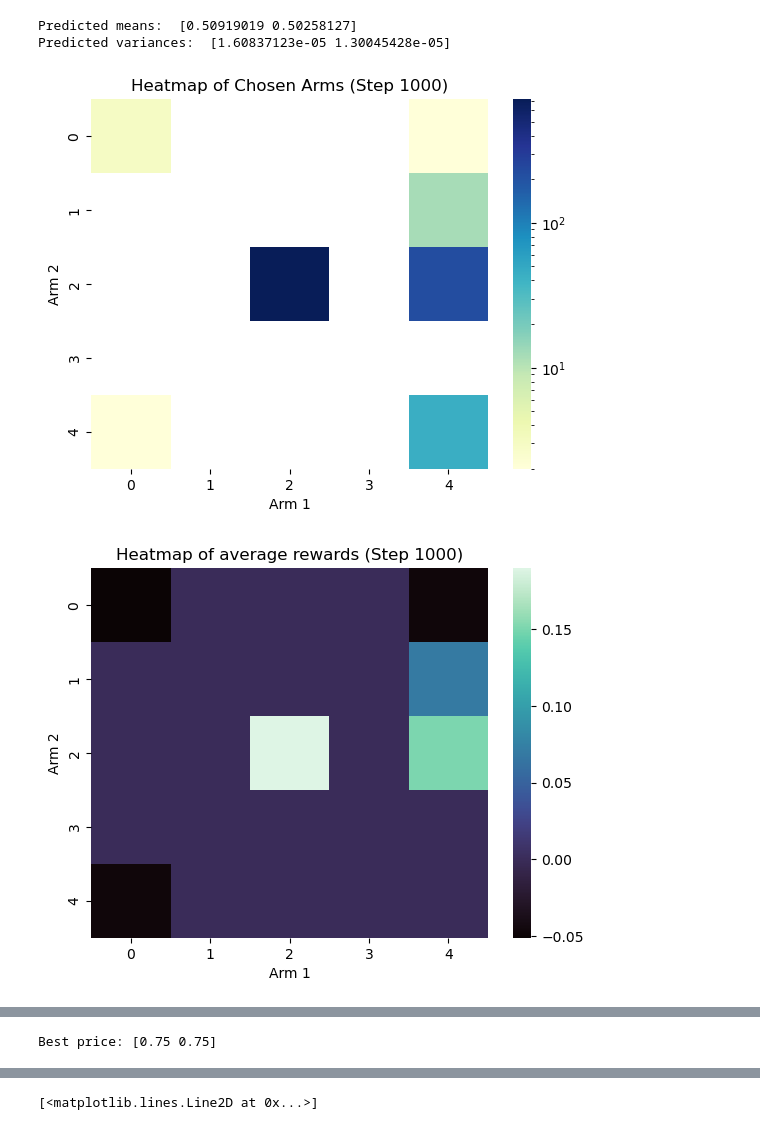
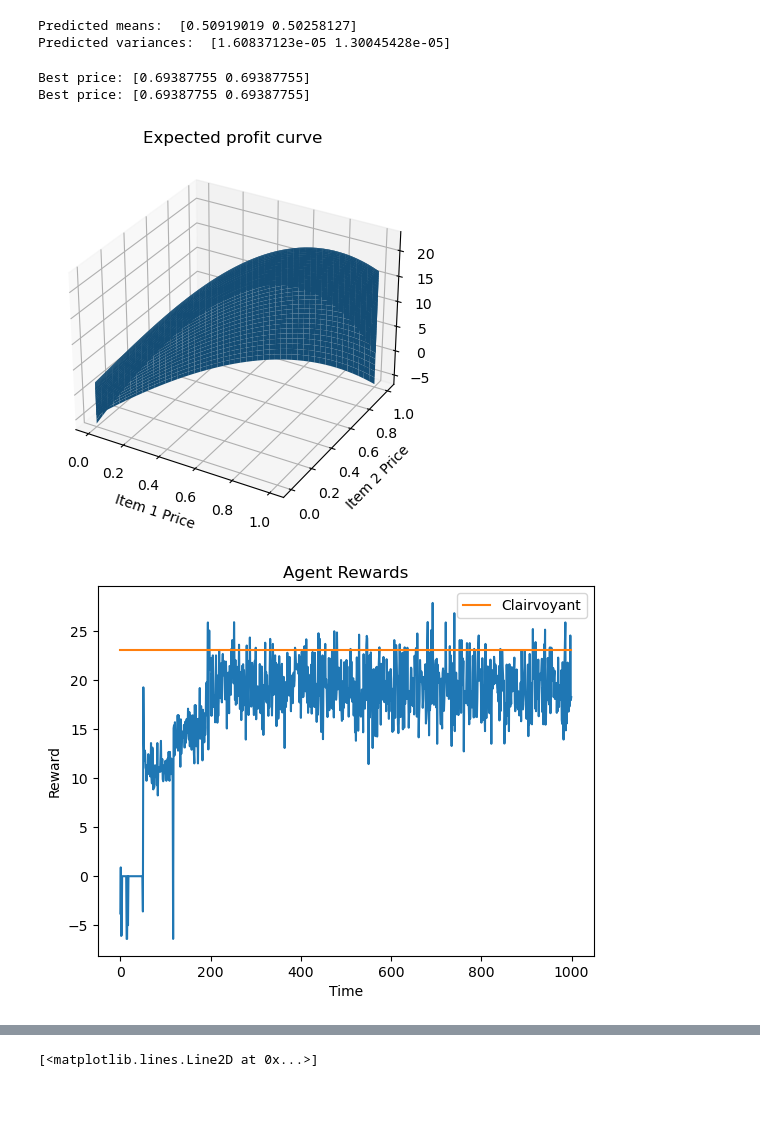
Before and after one commit to giulio8/OLA_project, a Jupyter notebook: Multiple_products_pricing.ipynb, the cells around one changed output, grey strips where cells are left out. Drawn from its saved outputs; the diff is of its cells as text; code cells hidden in the pictures; blank space fills up the shorter version.

```diff
--- a/Multiple_products_pricing.ipynb
+++ b/Multiple_products_pricing.ipynb
@@ -666,7 +666,7 @@ T = 1000
 min_price, max_price = MIN_PRICE, MAX_PRICE
 n_customers = N_USERS
 costs = COST, COST
-discretization = 5
+discretization = 50
 agent = GPUCBAgent(T, discretization=discretization)
 np.random.seed(RANDOM_SEED)
 env = PricingEnvironment(conversion_probabilities=conversion_probability, costs=costs)
@@ -715,7 +715,7 @@ for t in range(T):
     heatmap_sigma[idx_p1, idx_p2] = agent.sigma_t[agent.a_t]
 
     # Update the heatmap every 10 time steps
-    if (t + 1) % 10 == 0:
+    """if (t + 1) % 10 == 0:
         clear_output(wait=True)
         sns.heatmap(heatmap_pulls, cmap="YlGnBu", norm=LogNorm())
         plt.xlabel("Arm 1")
@@ -727,33 +727,35 @@ for t in range(T):
         plt.ylabel("Arm 2")
         plt.title(f"Heatmap of average rewards (Step {t+1})")
         plt.show()
         sns.heatmap(heatmap_mu, cmap="viridis")
         plt.xlabel("Arm 1")
         plt.ylabel("Arm 2")
         plt.title(f"Heatmap of variance (Step {t+1})")
-        plt.show()
+        plt.show()"""
 
 print(f'Best price: {best_price}')
 fig = plt.figure()
 ax = fig.add_subplot(111, projection='3d')
 ax.plot_surface(price_set, price_set, profit_curve, label='Expected Profit Curve')
 ax.set_xlabel('Item 1 Price')
 ax.set_ylabel('Item 2 Price')
 ax.set_zlabel('Profit')
 plt.title("Expected profit curve")
 plt.show()
 
 
 ax = plt.figure()
 plt.plot(agent_rewards)
 plt.plot(expected_clairvoyant_rewards, label='Clairvoyant')
 plt.title('Agent Rewards')
 plt.xlabel('Time')
 plt.ylabel('Reward')
 plt.legend()
 plt.show()
 
 cumulative_regret = np.cumsum(expected_clairvoyant_rewards-agent_rewards)
 # %% [output]
+Best price: [0.69387755 0.69387755]
+Best price: [0.69387755 0.69387755]
-[figure, old version]
+[figure, new version]
-[figure, old version]
+[figure, new version]
@@ -761 +761,0 @@ cumulative_regret = np.cumsum(expected_clairvoyant_rewards-agent_rewards)
-Best price: [0.75 0.75]
```
Also changed, not shown: parts of 1 cell of this notebook, 1 other file.
